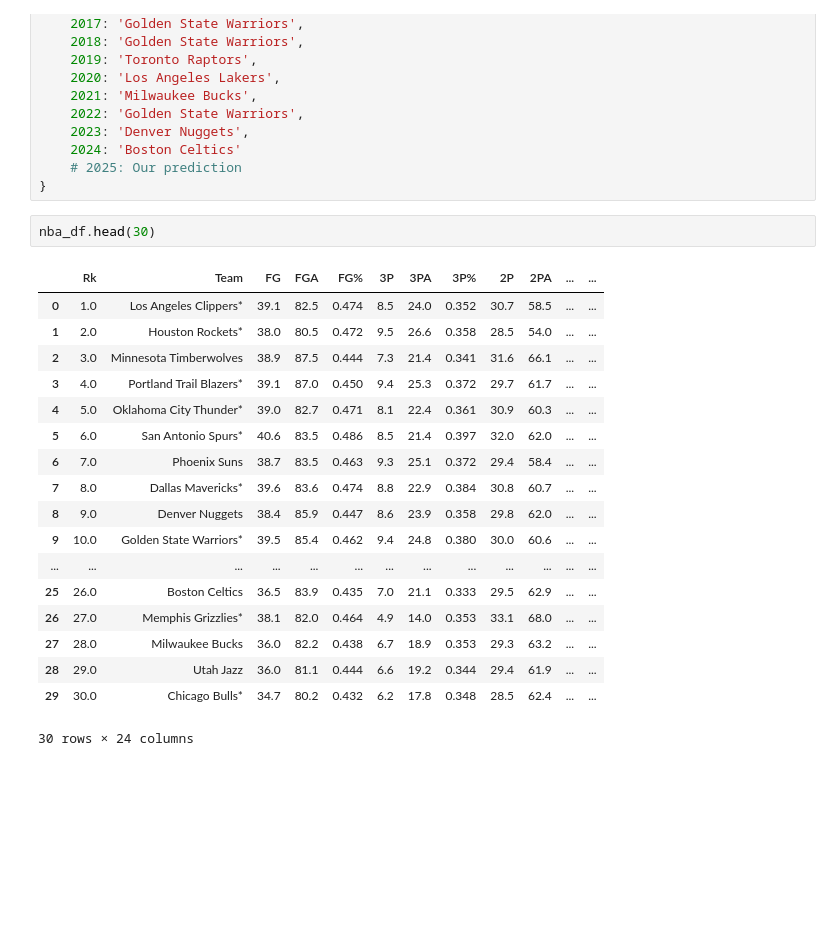
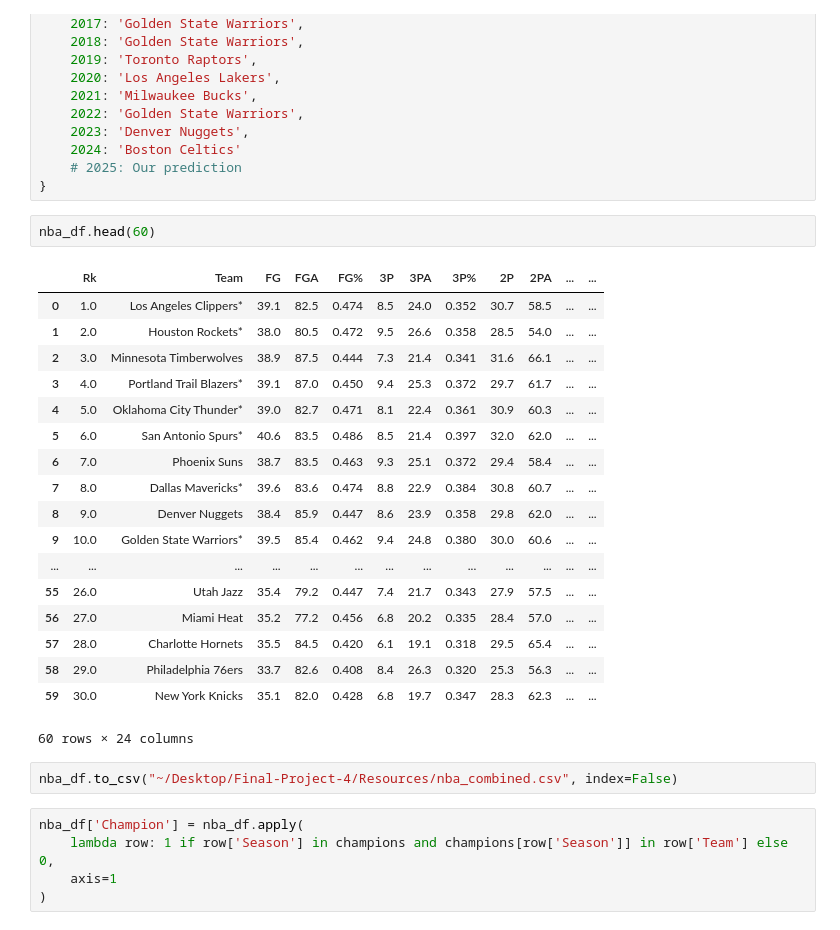
Before and after one commit to BhavyaJayaprakash/Final-Project-4, a Jupyter notebook: project.ipynb, the cells around one changed output. Saved outputs shown, nothing was run; the diff lists cells and outputs as text; blank space fills up the shorter version.

Commit message:
Added Champion column with 1's and 0's

```diff
--- a/project.ipynb
+++ b/project.ipynb
@@ -99,23 +99,30 @@ champions = {
     # 2025: Our prediction
 }
 # %%
-nba_df.head(30)
+nba_df.head(60)
 # %% [output]
 |  | Rk | Team | FG | FGA | FG% | 3P | 3PA | 3P% | 2P | 2PA | ... | ... |
 | 0 | 1.0 | Los Angeles Clippers* | 39.1 | 82.5 | 0.474 | 8.5 | 24.0 | 0.352 | 30.7 | 58.5 | ... | ... |
 | 1 | 2.0 | Houston Rockets* | 38.0 | 80.5 | 0.472 | 9.5 | 26.6 | 0.358 | 28.5 | 54.0 | ... | ... |
 | 2 | 3.0 | Minnesota Timberwolves | 38.9 | 87.5 | 0.444 | 7.3 | 21.4 | 0.341 | 31.6 | 66.1 | ... | ... |
 | 3 | 4.0 | Portland Trail Blazers* | 39.1 | 87.0 | 0.450 | 9.4 | 25.3 | 0.372 | 29.7 | 61.7 | ... | ... |
 | 4 | 5.0 | Oklahoma City Thunder* | 39.0 | 82.7 | 0.471 | 8.1 | 22.4 | 0.361 | 30.9 | 60.3 | ... | ... |
 | 5 | 6.0 | San Antonio Spurs* | 40.6 | 83.5 | 0.486 | 8.5 | 21.4 | 0.397 | 32.0 | 62.0 | ... | ... |
 | 6 | 7.0 | Phoenix Suns | 38.7 | 83.5 | 0.463 | 9.3 | 25.1 | 0.372 | 29.4 | 58.4 | ... | ... |
 | 7 | 8.0 | Dallas Mavericks* | 39.6 | 83.6 | 0.474 | 8.8 | 22.9 | 0.384 | 30.8 | 60.7 | ... | ... |
 | 8 | 9.0 | Denver Nuggets | 38.4 | 85.9 | 0.447 | 8.6 | 23.9 | 0.358 | 29.8 | 62.0 | ... | ... |
 | 9 | 10.0 | Golden State Warriors* | 39.5 | 85.4 | 0.462 | 9.4 | 24.8 | 0.380 | 30.0 | 60.6 | ... | ... |
 | ... | ... | ... | ... | ... | ... | ... | ... | ... | ... | ... | ... | ... |
-| 25 | 26.0 | Boston Celtics | 36.5 | 83.9 | 0.435 | 7.0 | 21.1 | 0.333 | 29.5 | 62.9 | ... | ... |
-| 26 | 27.0 | Memphis Grizzlies* | 38.1 | 82.0 | 0.464 | 4.9 | 14.0 | 0.353 | 33.1 | 68.0 | ... | ... |
-| 27 | 28.0 | Milwaukee Bucks | 36.0 | 82.2 | 0.438 | 6.7 | 18.9 | 0.353 | 29.3 | 63.2 | ... | ... |
-| 28 | 29.0 | Utah Jazz | 36.0 | 81.1 | 0.444 | 6.6 | 19.2 | 0.344 | 29.4 | 61.9 | ... | ... |
-| 29 | 30.0 | Chicago Bulls* | 34.7 | 80.2 | 0.432 | 6.2 | 17.8 | 0.348 | 28.5 | 62.4 | ... | ... |
+| 55 | 26.0 | Utah Jazz | 35.4 | 79.2 | 0.447 | 7.4 | 21.7 | 0.343 | 27.9 | 57.5 | ... | ... |
+| 56 | 27.0 | Miami Heat | 35.2 | 77.2 | 0.456 | 6.8 | 20.2 | 0.335 | 28.4 | 57.0 | ... | ... |
+| 57 | 28.0 | Charlotte Hornets | 35.5 | 84.5 | 0.420 | 6.1 | 19.1 | 0.318 | 29.5 | 65.4 | ... | ... |
+| 58 | 29.0 | Philadelphia 76ers | 33.7 | 82.6 | 0.408 | 8.4 | 26.3 | 0.320 | 25.3 | 56.3 | ... | ... |
+| 59 | 30.0 | New York Knicks | 35.1 | 82.0 | 0.428 | 6.8 | 19.7 | 0.347 | 28.3 | 62.3 | ... | ... |
-30 rows × 24 columns
+60 rows × 24 columns
+# %%
+nba_df.to_csv("~/Desktop/Final-Project-4/Resources/nba_combined.csv", index=False)
+# %%
+nba_df['Champion'] = nba_df.apply(
+    lambda row: 1 if row['Season'] in champions and champions[row['Season']] in row['Team'] else 0,
+    axis=1
+)
```
Also changed, not shown: parts of 1 cell of this notebook.
